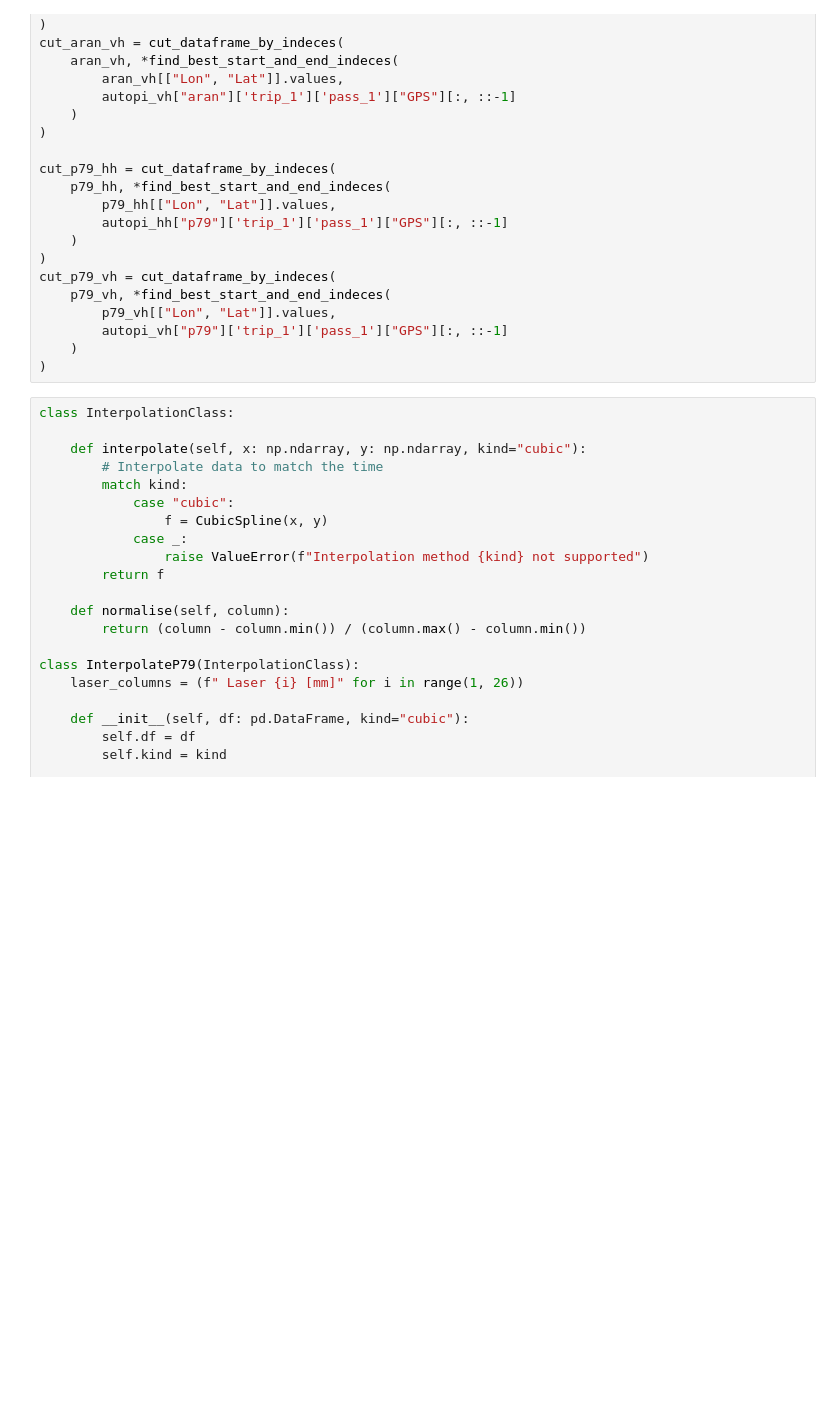
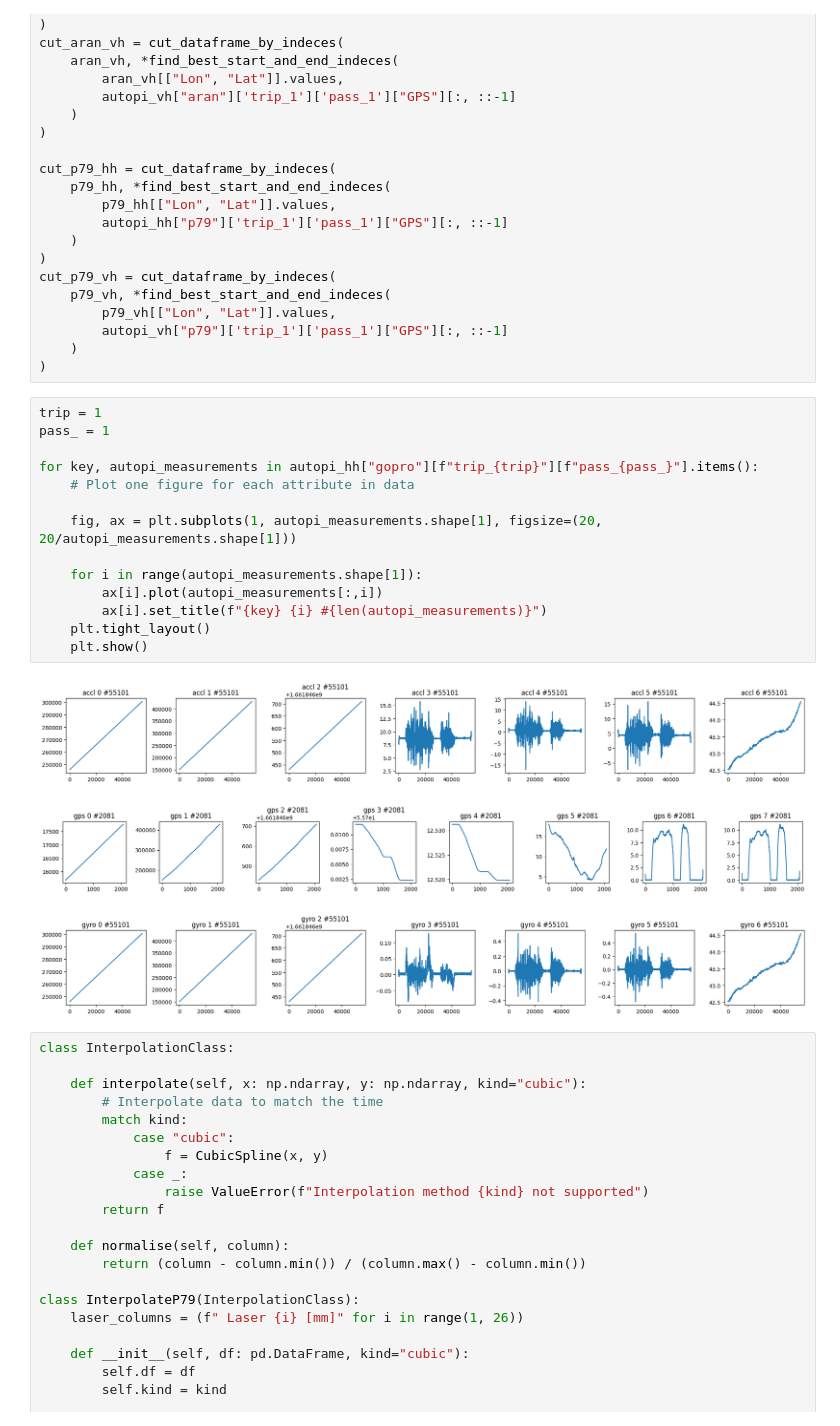
Before and after one commit to rreezN/CrackDetect, a Jupyter notebook: notebooks/interpolation.ipynb, the cells around one changed output. Cells and saved outputs as stored; diff of their text form; blank space fills up the shorter version.

```diff
--- a/notebooks/interpolation.ipynb
+++ b/notebooks/interpolation.ipynb
@@ -96,6 +96,24 @@ cut_p79_vh = cut_dataframe_by_indeces(
         autopi_vh["p79"]['trip_1']['pass_1']["GPS"][:, ::-1]
     )
 )
+# %%
+trip = 1
+pass_ = 1
+
+for key, autopi_measurements in autopi_hh["gopro"][f"trip_{trip}"][f"pass_{pass_}"].items():
+    # Plot one figure for each attribute in data
+
+    fig, ax = plt.subplots(1, autopi_measurements.shape[1], figsize=(20, 20/autopi_measurements.shape[1]))
+
+    for i in range(autopi_measurements.shape[1]):
+        ax[i].plot(autopi_measurements[:,i])
+        ax[i].set_title(f"{key} {i} #{len(autopi_measurements)}")
+    plt.tight_layout()
+    plt.show()
+# %% [output]
+[figure, added]
+[figure, added]
+[figure, added]
 # %%
 class InterpolationClass:
 
```
Also changed, not shown: 1 other file.
